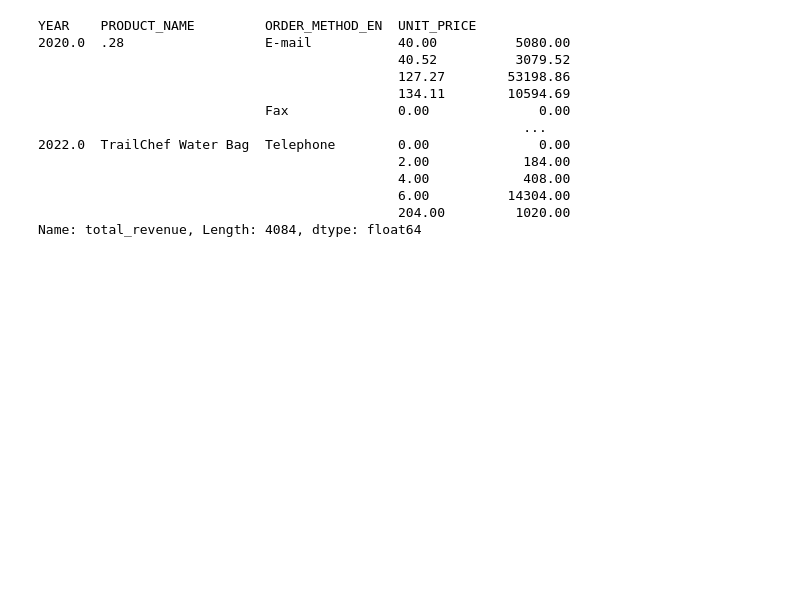
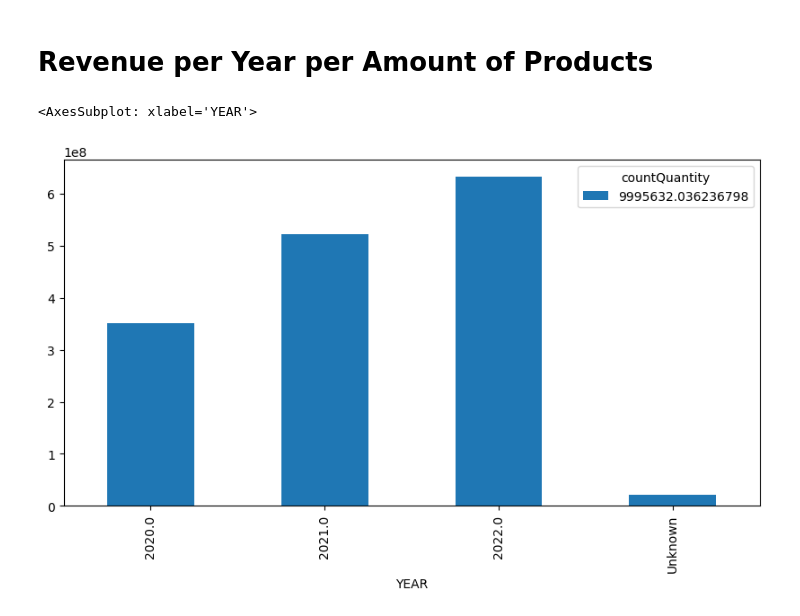
Before and after one commit to ManoloTonto1/semester-4-py-shit, a Jupyter notebook: index.ipynb, the cells around one changed output. Cells and saved outputs as stored; diff of their text form; code cells hidden in the pictures; blank space fills up the shorter version.

Commit message:
Finished week 7 used all the ways of cleaning and also made some plots.

```diff
--- a/index.ipynb
+++ b/index.ipynb
@@ -14,0 +53,5 @@ order_method = pd.read_sql("SELECT * FROM order_method", sales_db)
+# %%
+averageQT = order_details["QUANTITY"].mean()
+order_details["QUANTITY"] = order_details["QUANTITY"].fillna(averageQT)
+order_details["QUANTITY"].isna().sum()
+order_details.loc[:24]
@@ -15,29 +76,25 @@ order_method = pd.read_sql("SELECT * FROM order_method", sales_db)
 # %%
 # Merge the tables
-order_details = pd.merge(order_details, product, on="PRODUCT_NUMBER")
-order_details = pd.merge(order_details, order_header, on="ORDER_NUMBER")
-order_details = pd.merge(order_details, order_method, on="ORDER_METHOD_CODE")
+data = pd.merge(order_details, product, on="PRODUCT_NUMBER")
+data = pd.merge(data, order_header, on="ORDER_NUMBER")
+data = pd.merge(data, order_method, on="ORDER_METHOD_CODE")
 # %%
 # Create a new column
-order_details["QUANTITY"] =  order_details["QUANTITY"].astype(float).where(order_details["QUANTITY"].notnull(), 0)
-order_details["UNIT_PRICE"] = order_details["UNIT_PRICE"].astype(float).where(order_details["UNIT_PRICE"].notnull(), 0)
-order_details["total_revenue"] = order_details["QUANTITY"] * order_details["UNIT_PRICE"]
+data["QUANTITY"] =  data["QUANTITY"].astype(float).where(data["QUANTITY"].notnull(), 0)
+data["UNIT_PRICE"] = data["UNIT_PRICE"].astype(float).where(data["UNIT_PRICE"].notnull(), 0)
+data["total_revenue"] = data["QUANTITY"] * data["UNIT_PRICE"]
+data["countQuantity"] = data["QUANTITY"].astype(float).sum()
-# %%
-order_details["ORDER_DATE"] = pd.to_datetime(order_details["ORDER_DATE"])
-order_details["YEAR"] = order_details["ORDER_DATE"].dt.year
-# Group by the order method type
-order_details.groupby(["YEAR", "PRODUCT_NAME", "ORDER_METHOD_EN", "UNIT_PRICE"])["total_revenue"].sum()
-# %% [output]
-YEAR    PRODUCT_NAME         ORDER_METHOD_EN  UNIT_PRICE
-2020.0  .28                  E-mail           40.00          5080.00
-                                              40.52          3079.52
-                                              127.27        53198.86
-                                              134.11        10594.69
-                             Fax              0.00              0.00
-                                                              ...
-2022.0  TrailChef Water Bag  Telephone        0.00              0.00
-                                              2.00            184.00
-                                              4.00            408.00
-                                              6.00          14304.00
-                                              204.00         1020.00
-Name: total_revenue, Length: 4084, dtype: float64
+# %%
+
+# Clean dates
+data["ORDER_DATE"] = pd.to_datetime(data["ORDER_DATE"])
+data["YEAR"] = data["ORDER_DATE"].dt.year
+data["YEAR"] = data["YEAR"].fillna('Unknown')
+# %% [markdown]
+# Revenue per Year per Amount of Products
+# %%
+
+data.groupby(["YEAR", "countQuantity"])["total_revenue"].sum().unstack().plot(kind="bar", stacked=True, figsize=(10, 5))
+# %% [output]
+<AxesSubplot: xlabel='YEAR'>
+[figure, added]
```
Also changed, not shown: parts of 13 cells of this notebook, 1 other file.
